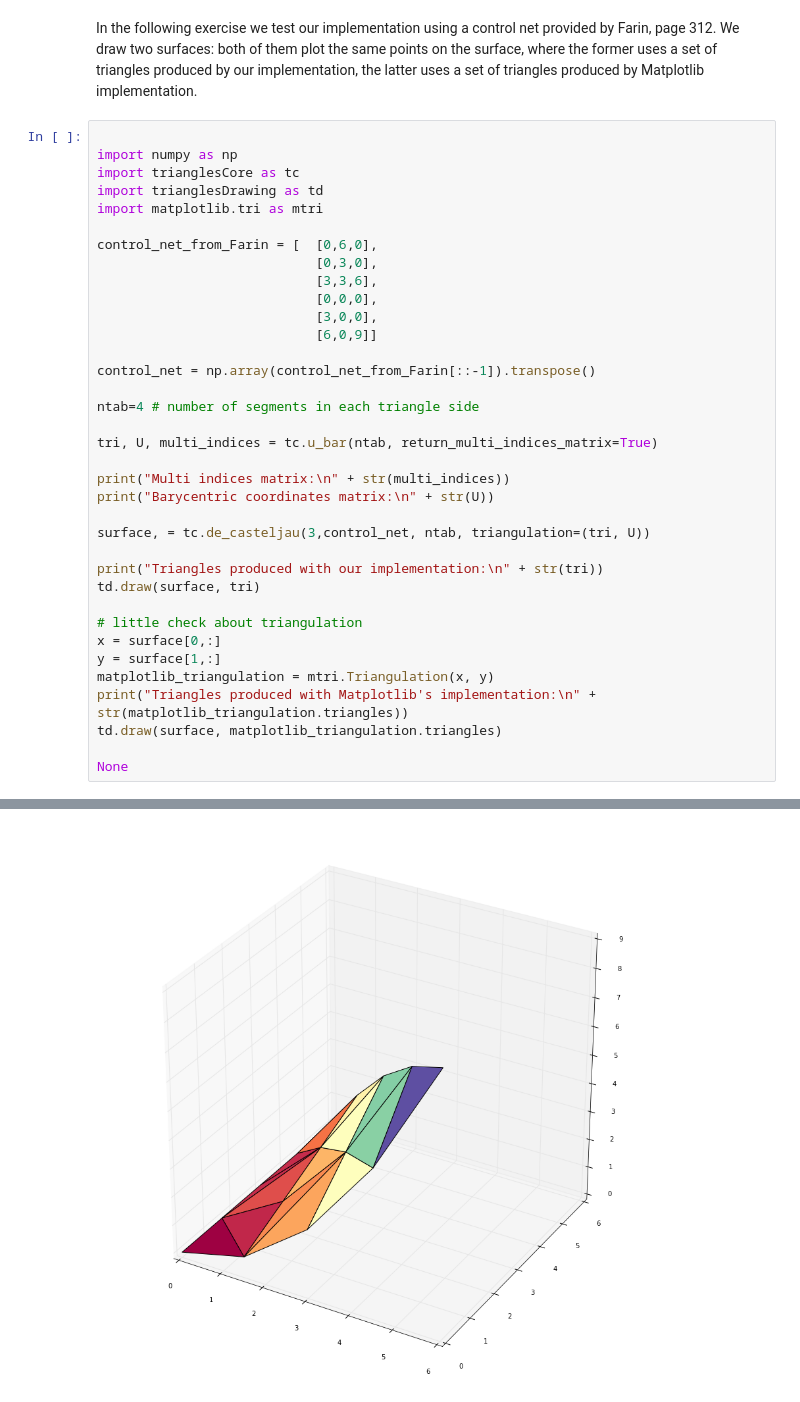
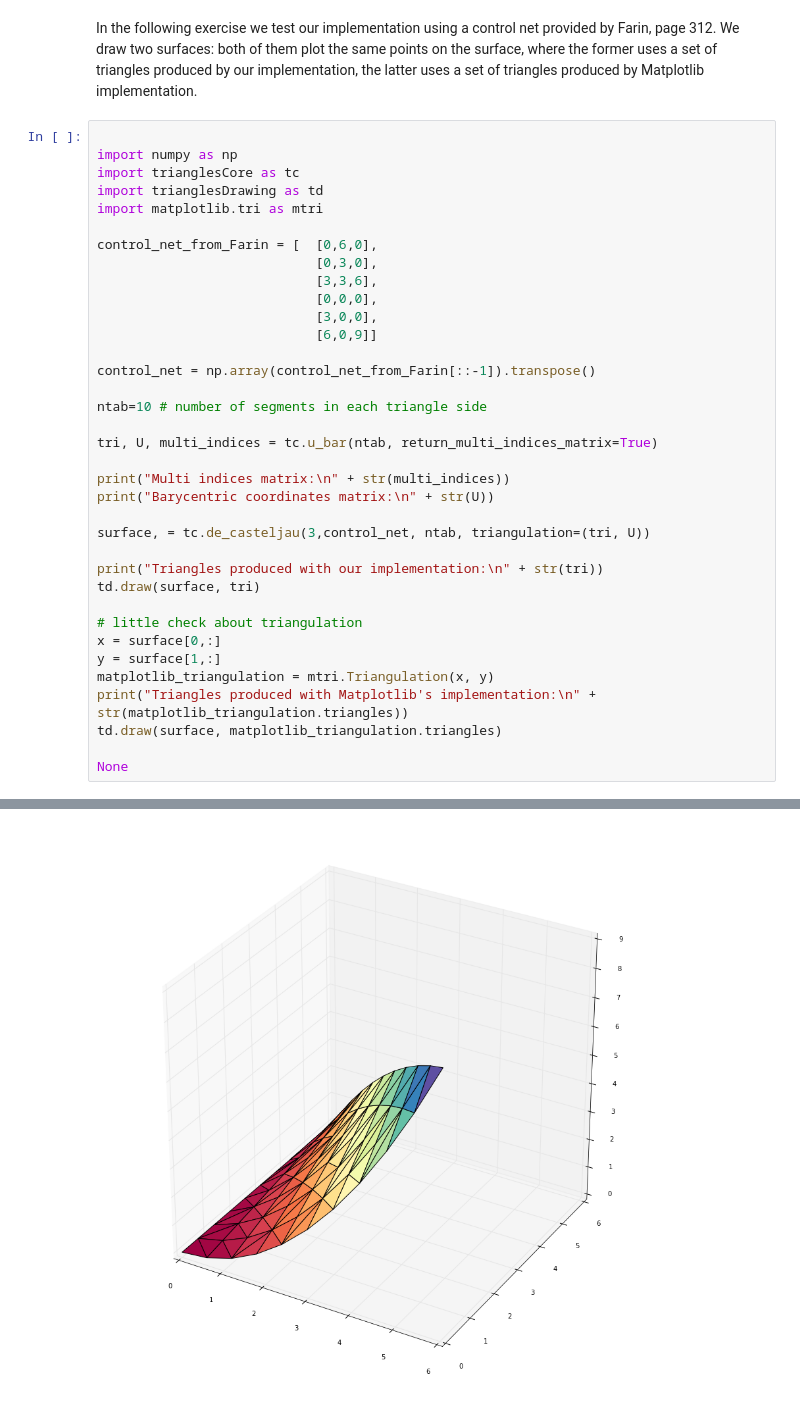
Before and after one commit to massimo-nocentini/cagd, a Jupyter notebook: surfaces/Triangular Bezier Patches.ipynb, the cells around one changed output, grey strips where cells are left out. Cells and saved outputs as stored; diff of their text form.

```diff
--- a/surfaces/Triangular Bezier Patches.ipynb
+++ b/surfaces/Triangular Bezier Patches.ipynb
@@ -222,7 +222,7 @@ control_net_from_Farin = [  [0,6,0],
 
 control_net = np.array(control_net_from_Farin[::-1]).transpose()
 
-ntab=4 # number of segments in each triangle side
+ntab=10 # number of segments in each triangle side
 
 tri, U, multi_indices = tc.u_bar(ntab, return_multi_indices_matrix=True)
 
@@ -264,4 +264,4 @@ Triangles produced with our implementation:
-[figure, old version]
+[figure, new version]
 # %%
 
 import numpy as np
```
Also changed, not shown: parts of 2 cells of this notebook, 1 other file.
